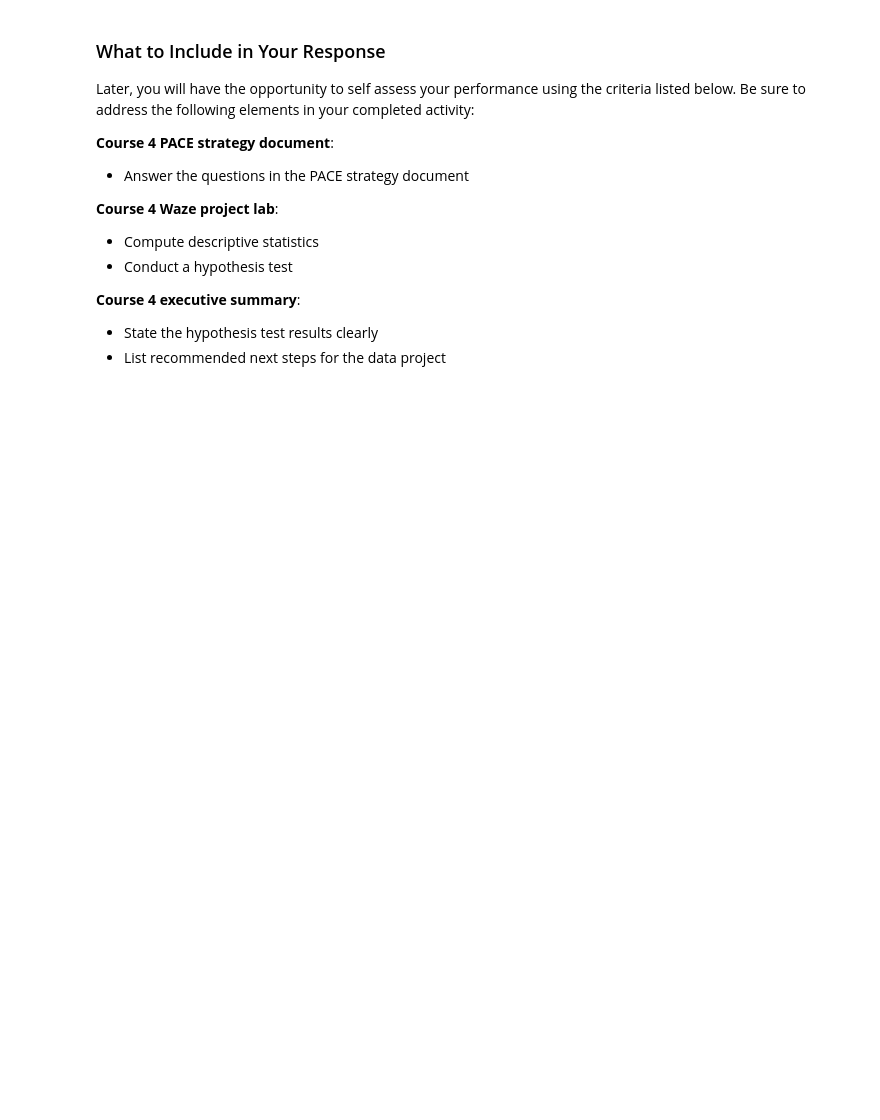
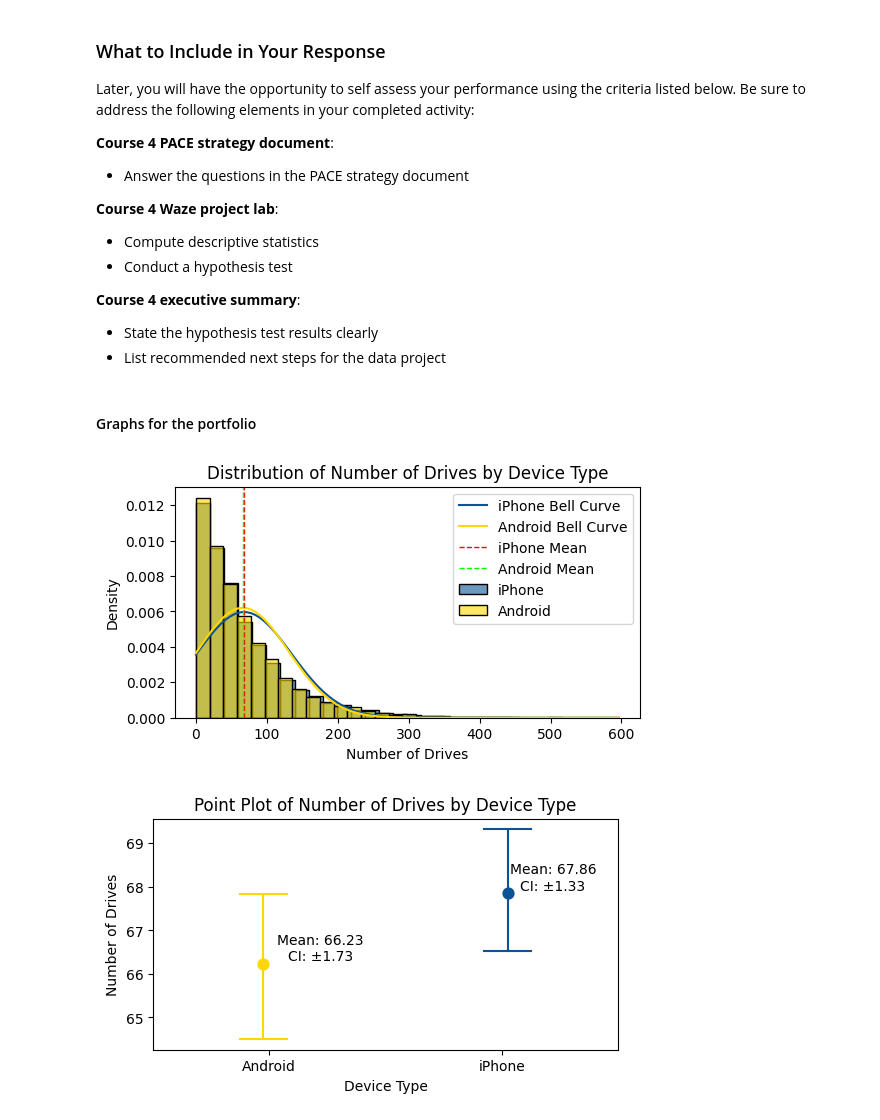
Before and after one commit to rodrigodealexandre/Coursera-Google, a Jupyter notebook: The Power of Statistics/Course 4 end-of-course portfolio project.ipynb, the cells around one changed output. Drawn from its saved outputs; the diff is of its cells as text; code cells hidden in the pictures; blank space fills up the shorter version.

Commit message:
end of portfolio, end of course.

```diff
--- a/The Power of Statistics/Course 4 end-of-course portfolio project.ipynb
+++ b/The Power of Statistics/Course 4 end-of-course portfolio project.ipynb
@@ -284,3 +284,79 @@ Later, you will have the opportunity to self assess your performance using the c
 **Course 4 executive summary**:
 - State the hypothesis test results clearly
 - List recommended next steps for the data project
+# %% [markdown]
+#### Graphs for the portfolio
+# %%
+import pandas as pd
+import numpy as np
+import matplotlib.pyplot as plt
+import seaborn as sns
+from scipy.stats import norm
+
+# Define Waze colors
+waze_blue = '#0B5394'
+waze_yellow = '#FFD700'
+waze_red = '#FF0000'
+waze_green = '#00FF00'
+
+# Load dataset into dataframe
+df = pd.read_csv('waze_dataset.csv')
+
+# Map the device column to numerical values for plotting
+map_dictionary = {'Android': 2, 'iPhone': 1}
+df['device_type'] = df['device'].map(map_dictionary)
+
+# Isolate the `drives` column for iPhone and Android users
+iPhone_drives = df[df['device_type'] == 1]['drives']
+Android_drives = df[df['device_type'] == 2]['drives']
+
+# Calculate the means and standard deviations
+mean_iPhone, std_iPhone = iPhone_drives.mean(), iPhone_drives.std()
+mean_Android, std_Android = Android_drives.mean(), Android_drives.std()
+
+# Create histograms with overlaid Gaussian distributions
+plt.figure(figsize=(6, 3))
+sns.histplot(iPhone_drives, kde=False, color=waze_blue, bins=30, label='iPhone', stat="density", alpha=0.6)
+sns.histplot(Android_drives, kde=False, color=waze_yellow, bins=30, label='Android', stat="density", alpha=0.6)
+
+# Plot Gaussian distributions
+x = np.linspace(min(iPhone_drives.min(), Android_drives.min()), max(iPhone_drives.max(), Android_drives.max()), 100)
+plt.plot(x, norm.pdf(x, mean_iPhone, std_iPhone), color=waze_blue, label='iPhone Bell Curve')
+plt.plot(x, norm.pdf(x, mean_Android, std_Android), color=waze_yellow, label='Android Bell Curve')
+
+# Add vertical lines for the means
+plt.axvline(mean_iPhone, color=waze_red, linestyle='dashed', linewidth=1, label='iPhone Mean')
+plt.axvline(mean_Android, color=waze_green, linestyle='dashed', linewidth=1, label='Android Mean')
+
+# Add labels and legend
+plt.title('Distribution of Number of Drives by Device Type')
+plt.xlabel('Number of Drives')
+plt.ylabel('Density')
+plt.legend()
+plt.show()
+
+# Calculate the means and confidence intervals for the point plot
+means = df.groupby('device')['drives'].mean()
+ci = df.groupby('device')['drives'].sem() * 1.96  # 95% confidence interval
+
+# Create the point plot
+plt.figure(figsize=(6, 3))
+sns.pointplot(x='device', y='drives', data=df, hue='device', dodge=True, linestyle='none',
+              palette={'iPhone': waze_blue, 'Android': waze_yellow}, capsize=.2, err_kws={'linewidth': 1.5})
+
+# Add title and labels
+plt.title('Point Plot of Number of Drives by Device Type')
+plt.xlabel('Device Type')
+plt.ylabel('Number of Drives')
+
+# Annotate the mean and confidence interval values on the plot
+for device in means.index:
+    mean_value = means[device]
+    ci_value = ci[device]
+    plt.text(x=means.index.get_loc(device) + 0.22, y=mean_value, s=f'Mean: {mean_value:.2f}\nCI: ±{ci_value:.2f}',
+             color='black', ha='center', va='bottom')
+
+plt.show()
+# %% [output]
+[figure, added]
+[figure, added]
```
Also changed, not shown: 2 other files.
